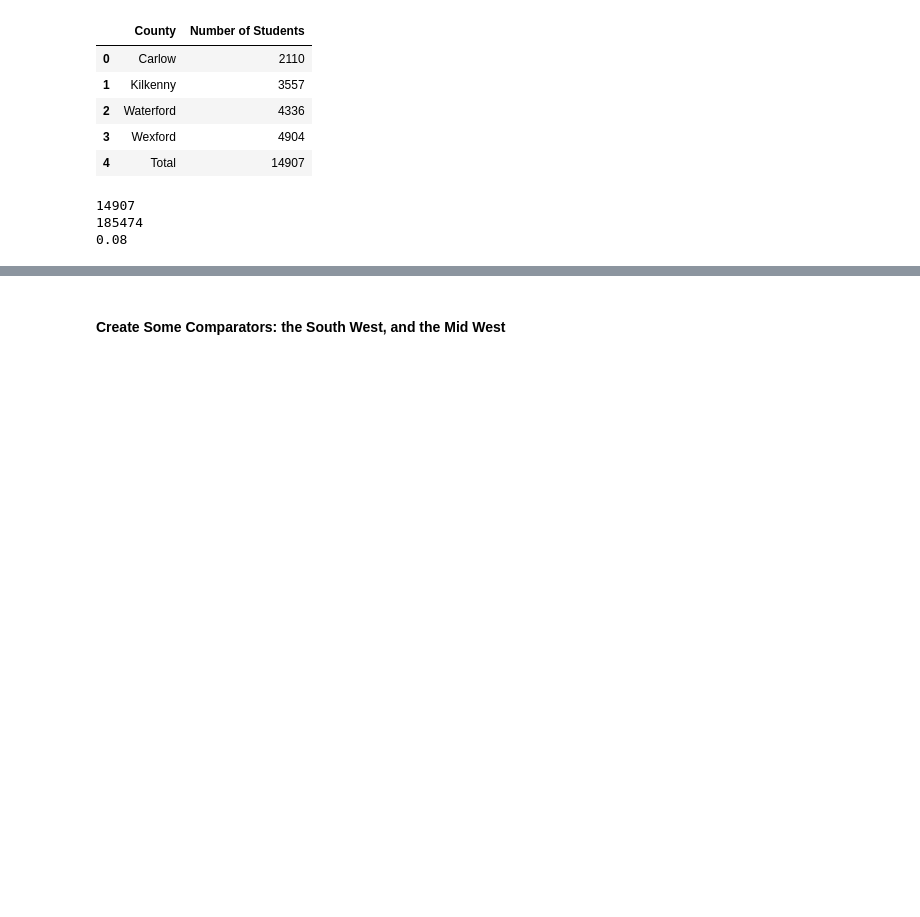
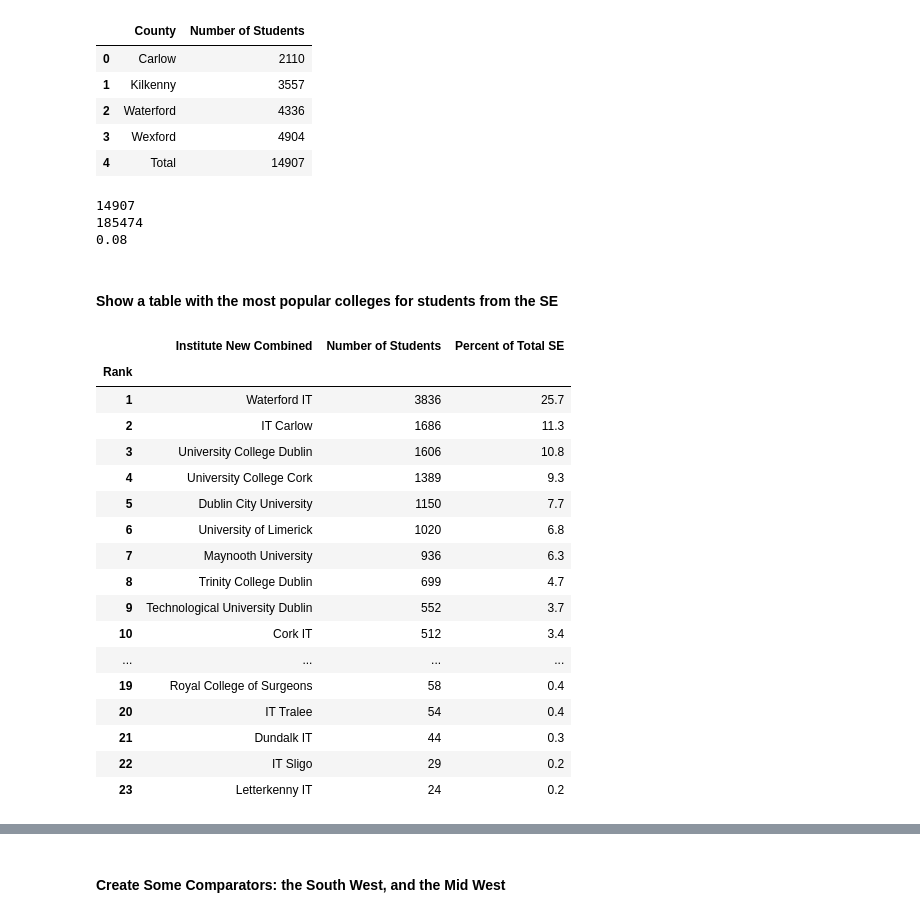
Before and after one commit to rhayeswaterford/UCDProject, a Jupyter notebook: Richard Hayes UCD Project.ipynb, the cells around one changed output, grey strips where cells are left out. Cells and saved outputs as stored; diff of their text form; code cells hidden in the pictures; blank space fills up the shorter version.

Commit message:
Section on SE Colleges added

```diff
--- a/Richard Hayes UCD Project.ipynb
+++ b/Richard Hayes UCD Project.ipynb
@@ -553,3 +553,33 @@ print( SE_as_overall_percent.round(decimals=3))
 14907
 185474
 0.08
+# %% [markdown]
+#### Show a table with the most popular colleges for students from the SE
+# %%
+SE_popular_colleges=SE_counties_enrolment.groupby ("Institute New Combined") ["Number of Students"].sum()
+SE_popular_colleges=SE_popular_colleges.sort_values(ascending=False).reset_index()
+# Add column for Rank
+SE_popular_colleges["Rank"] = (np.arange(len (SE_popular_colleges)))+1
+SE_popular_colleges=SE_popular_colleges.set_index ("Rank")
+# Add column to reflect % of overall total
+SE_popular_colleges ["Percent of Total SE"] = (SE_popular_colleges ["Number of Students"]/SE_popular_colleges ["Number of Students"].sum()).round(decimals=3)*100
+SE_popular_colleges
+# %% [output]
+|  | Institute New Combined | Number of Students | Percent of Total SE |
+| Rank |  |  |  |
+| 1 | Waterford IT | 3836 | 25.7 |
+| 2 | IT Carlow | 1686 | 11.3 |
+| 3 | University College Dublin | 1606 | 10.8 |
+| 4 | University College Cork | 1389 | 9.3 |
+| 5 | Dublin City University | 1150 | 7.7 |
+| 6 | University of Limerick | 1020 | 6.8 |
+| 7 | Maynooth University | 936 | 6.3 |
+| 8 | Trinity College Dublin | 699 | 4.7 |
+| 9 | Technological University Dublin | 552 | 3.7 |
+| 10 | Cork IT | 512 | 3.4 |
+| ... | ... | ... | ... |
+| 19 | Royal College of Surgeons | 58 | 0.4 |
+| 20 | IT Tralee | 54 | 0.4 |
+| 21 | Dundalk IT | 44 | 0.3 |
+| 22 | IT Sligo | 29 | 0.2 |
+| 23 | Letterkenny IT | 24 | 0.2 |
```
Also changed, not shown: parts of 9 cells of this notebook.
